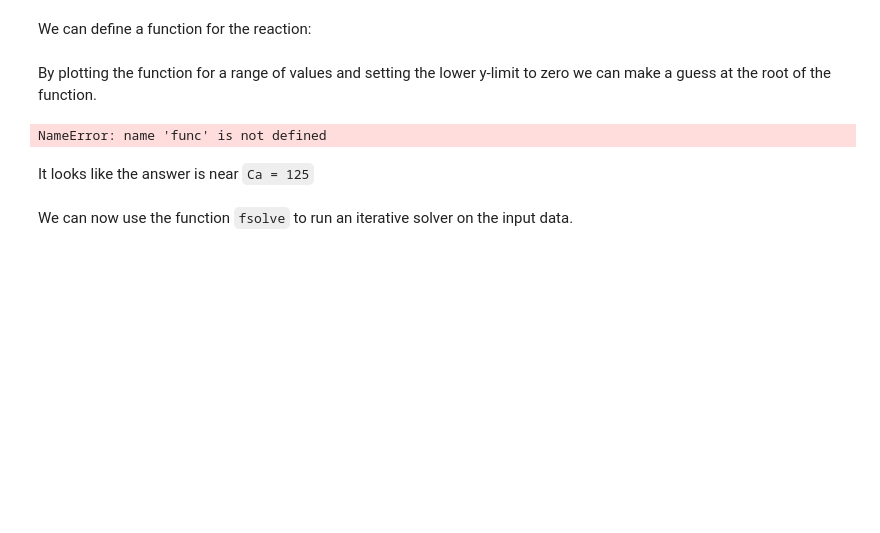
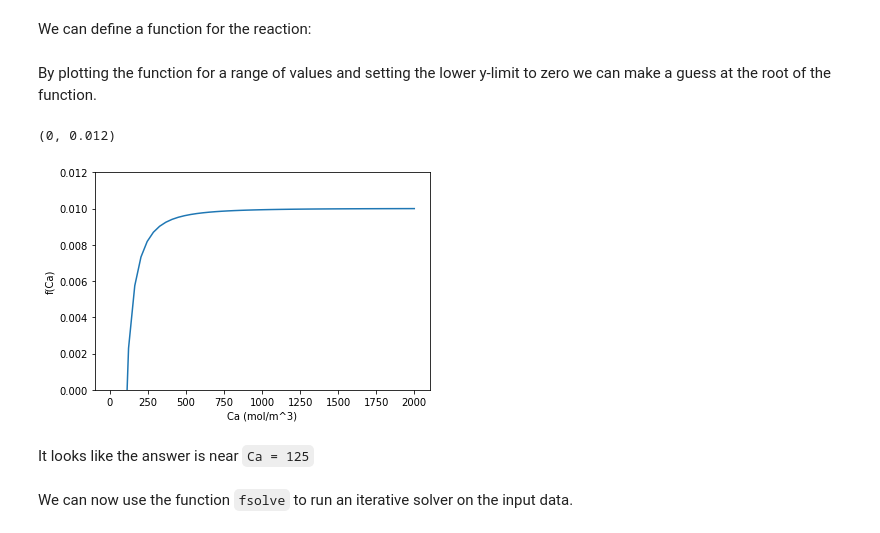
Before and after one commit to Lari-chan/Python_test, a Jupyter notebook: 07_RootFinding_CoupledEquations.ipynb, the cells around one changed output. Drawn from its saved outputs; the diff is of its cells as text; code cells hidden in the pictures; blank space fills up the shorter version.

```diff
--- a/07_RootFinding_CoupledEquations.ipynb
+++ b/07_RootFinding_CoupledEquations.ipynb
@@ -535,12 +536,13 @@ c = np.linspace(0.001, 2) * mol / L
 # %%
 plt.plot(c, func(c))
 plt.xlabel('Ca (mol/m^3)')
-plt.xlabel('f(Ca)')
+plt.ylabel('f(Ca)')
 
 # set the lower limit
 plt.ylim([0, 0.012])
 # %% [output]
-NameError: name 'func' is not defined
+(0, 0.012)
+[figure, added]
 # %% [markdown]
 It looks like the answer is near `Ca = 125`
 # %% [markdown]
```
Also changed, not shown: parts of 2 cells of this notebook, 2 other files.
